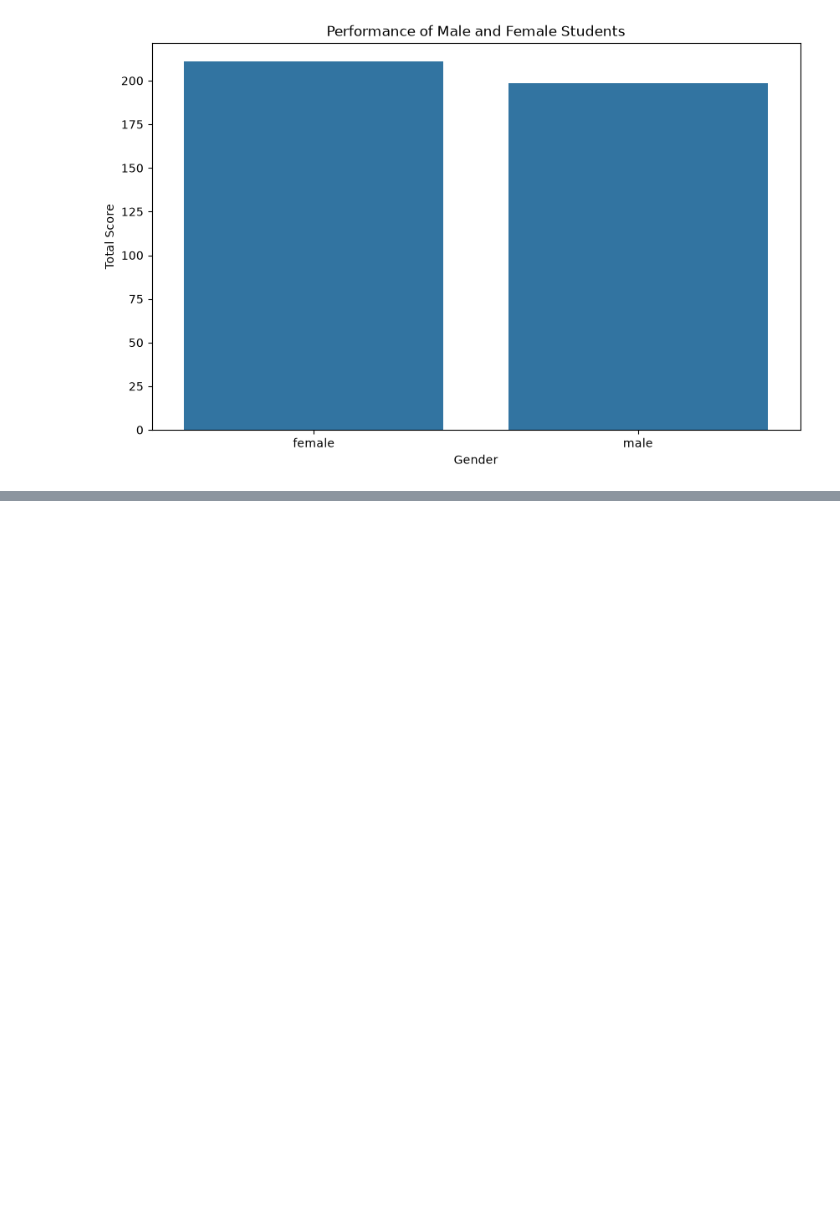
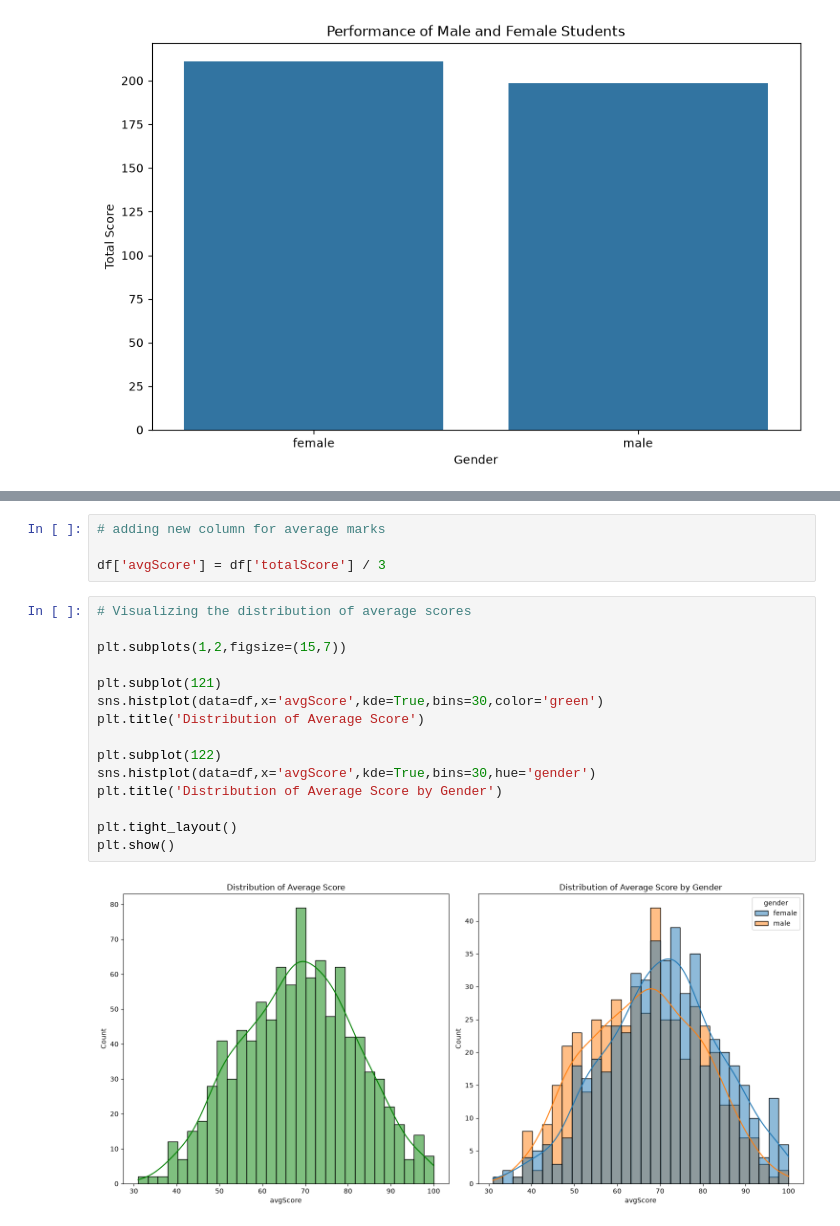
Before and after one commit to raiyanshaikh212-lab/student-performence, a Jupyter notebook: notebook/EDA_student.ipynb, the cells around one changed output, grey strips where cells are left out. Cells and saved outputs as stored; diff of their text form; blank space fills up the shorter version.

```diff
--- a/notebook/EDA_student.ipynb
+++ b/notebook/EDA_student.ipynb
@@ -140,0 +177,21 @@ The `ci` parameter is deprecated. Use `errorbar=None` for the same effect.
+# %%
+# adding new column for average marks
+
+df['avgScore'] = df['totalScore'] / 3
+# %%
+# Visualizing the distribution of average scores
+
+plt.subplots(1,2,figsize=(15,7))
+
+plt.subplot(121)
+sns.histplot(data=df,x='avgScore',kde=True,bins=30,color='green')
+plt.title('Distribution of Average Score')
+
+plt.subplot(122)
+sns.histplot(data=df,x='avgScore',kde=True,bins=30,hue='gender')
+plt.title('Distribution of Average Score by Gender')
+
+plt.tight_layout()
+plt.show()
+# %% [output]
+[figure, added]
```
Also changed, not shown: parts of 8 cells of this notebook.
